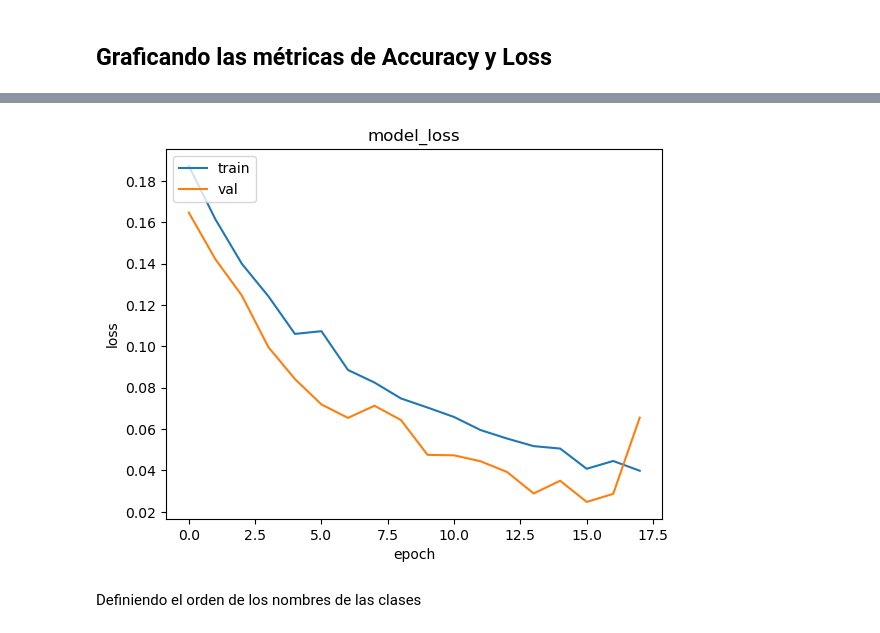
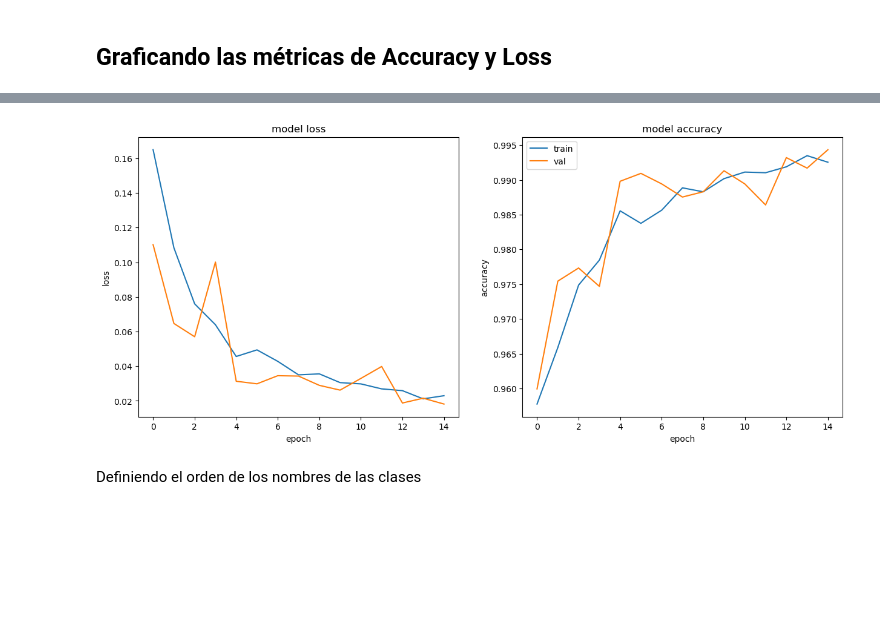
Before and after one commit to Leonard0711/models_ml, a Jupyter notebook: models_ml_py/redes_neuronales/red_conv_faces_bin.ipynb, the cells around one changed output, grey strips where cells are left out. Cells and saved outputs as stored; diff of their text form; code cells hidden in the pictures; blank space fills up the shorter version.

```diff
--- a/models_ml_py/redes_neuronales/red_conv_faces_bin.ipynb
+++ b/models_ml_py/redes_neuronales/red_conv_faces_bin.ipynb
@@ -282,13 +276,20 @@ plt.show()
-# %%
-plt.plot(history_conv.history["loss"])
-plt.plot(history_conv.history["val_loss"])
-plt.title("model_loss")
-plt.ylabel("loss")
-plt.xlabel("epoch")
-plt.legend(["train", "val"], loc="upper left")
-plt.show()
-# %% [output]
-[figure, removed]
+# %%
+fig, ax = plt.subplots(1, 2, figsize=(15, 6))
+ax[0].plot(history_conv.history['loss'], label="train")
+ax[0].plot(history_conv.history['val_loss'], label="val")
+ax[0].set_title('model loss')
+ax[0].set_ylabel('loss')
+ax[0].set_xlabel('epoch')
+
+ax[1].plot(history_conv.history['accuracy'], label="train")
+ax[1].plot(history_conv.history['val_accuracy'], label="val")
+ax[1].set_title('model accuracy')
+ax[1].set_ylabel('accuracy')
+ax[1].set_xlabel('epoch')
+plt.legend()
+plt.show()
+# %% [output]
+[figure, added]
 # %% [markdown]
 Definiendo el orden de los nombres de las clases
 # %%
```
Also changed, not shown: parts of 8 cells of this notebook, 1 other file.
